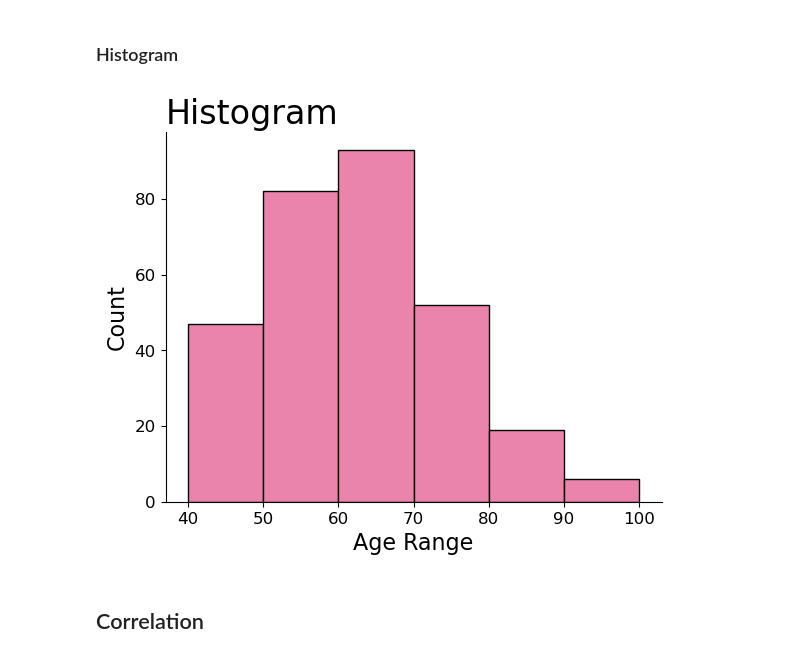
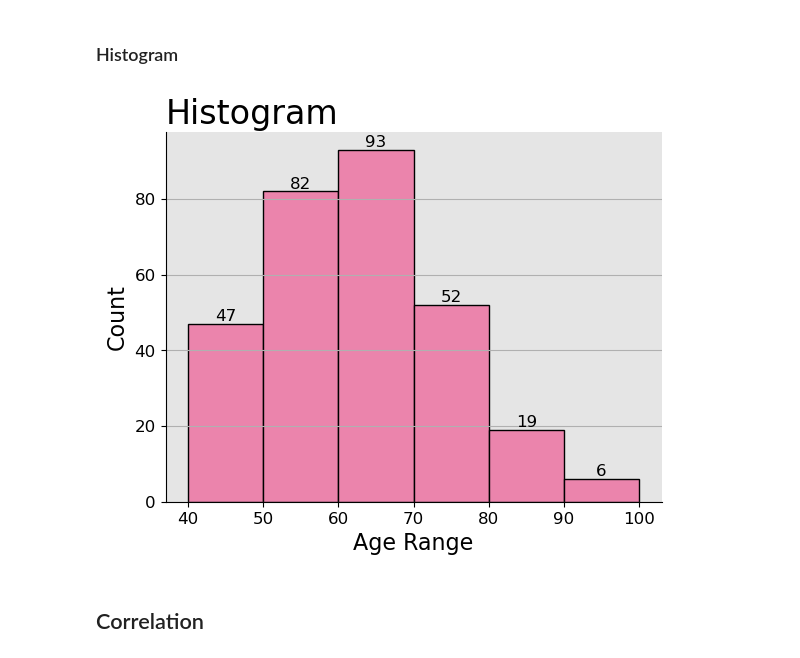
Before and after one commit to data-analyst05/MortalityPrediction_HeartFailure, a Jupyter notebook: index.ipynb, the cells around one changed output. Saved outputs shown, nothing was run; the diff lists cells and outputs as text; code cells hidden in the pictures.

```diff
--- a/index.ipynb
+++ b/index.ipynb
@@ -199,32 +193,37 @@ df_cleaned.head()
 # %%
 Figure1, Axes1 = plt.subplots()
 
-Axes1.hist(df["age"],
-           bins = [40, 50, 60, 70, 80, 90, 100],
-           edgecolor = "black",
-           color = pink)
+counts, edges, bars = Axes1.hist(df_cleaned["age"],
+                                 bins = [40, 50, 60, 70, 80, 90, 100],
+                                 edgecolor = "black",
+                                 color = pink)
 
 # Theme for plot
+Axes1.set_facecolor(light_gray_1)
 Axes1.spines["top"].set_visible(False)
 Axes1.spines["right"].set_visible(False)
 Axes1.yaxis.set_tick_params(labelsize = 12)
 Axes1.xaxis.set_tick_params(labelsize = 12)
 
 #
 plt.title(label = "Histogram",
           loc = "left",
           fontsize = 24)
 plt.ylabel(ylabel = "Count",
            fontsize = 16)
 plt.xlabel(xlabel = "Age Range",
            fontsize = 16)
+plt.grid()
+Axes1.xaxis.grid(False)
+plt.bar_label(bars,
+              fontsize = 12)
 
-plt.savefig(fname = "./Images/Figure1",
+plt.savefig(fname = "./Images/histogram",
             dpi = 400)
 
 plt.show()
 # %% [output]
-[figure, old version]
+[figure, new version]
 # %% [markdown]
 ## Correlation
 # %%
```
Also changed, not shown: parts of 3 cells of this notebook, 6 other files.
